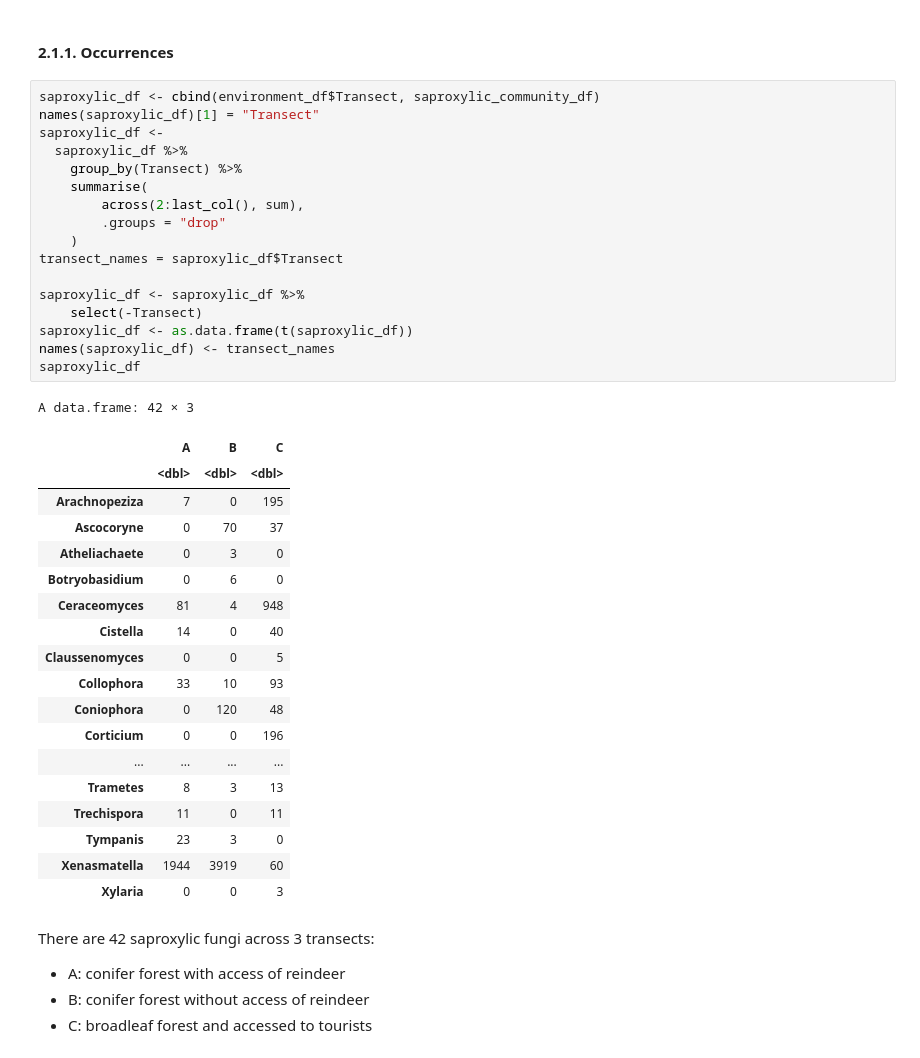
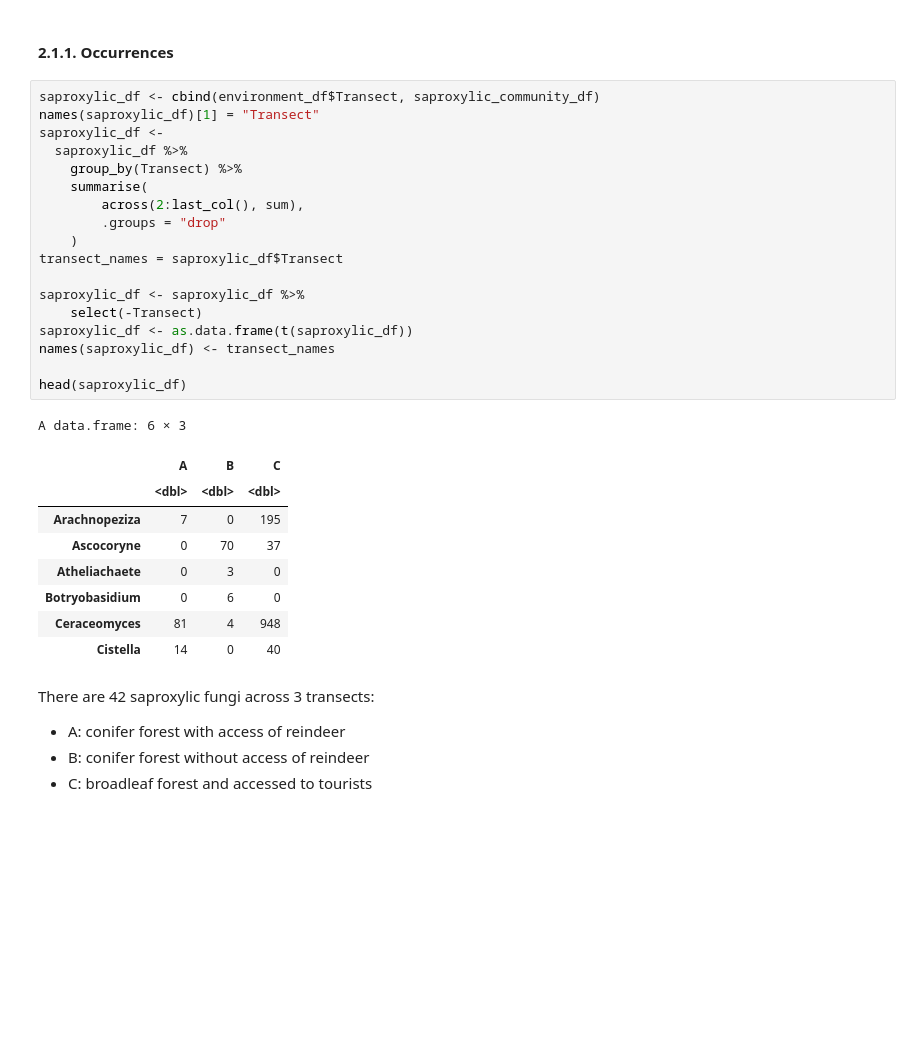
Before and after one commit to joelclim/oulanka-mycopins, a Jupyter notebook: notebooks/1-Exploratory-Data-Analysis.ipynb, the cells around one changed output. Drawn from its saved outputs; the diff is of its cells as text; blank space fills up the shorter version.

```diff
--- a/notebooks/1-Exploratory-Data-Analysis.ipynb
+++ b/notebooks/1-Exploratory-Data-Analysis.ipynb
@@ -243,40 +243,31 @@ Lets view the abundance of saproxylic fungi for each transect and take note of i
 # %%
 saproxylic_df <- cbind(environment_df$Transect, saproxylic_community_df)
 names(saproxylic_df)[1] = "Transect"
 saproxylic_df <-
   saproxylic_df %>%
     group_by(Transect) %>%
     summarise(
         across(2:last_col(), sum),
         .groups = "drop"
     )
 transect_names = saproxylic_df$Transect
 
 saproxylic_df <- saproxylic_df %>%
     select(-Transect)
 saproxylic_df <- as.data.frame(t(saproxylic_df))
 names(saproxylic_df) <- transect_names
-saproxylic_df
+
+head(saproxylic_df)
 # %% [output]
-A data.frame: 42 × 3
+A data.frame: 6 × 3
 |  | A | B | C |
 |  | <dbl> | <dbl> | <dbl> |
 | Arachnopeziza | 7 | 0 | 195 |
 | Ascocoryne | 0 | 70 | 37 |
 | Atheliachaete | 0 | 3 | 0 |
 | Botryobasidium | 0 | 6 | 0 |
 | Ceraceomyces | 81 | 4 | 948 |
 | Cistella | 14 | 0 | 40 |
-| Claussenomyces | 0 | 0 | 5 |
-| Collophora | 33 | 10 | 93 |
-| Coniophora | 0 | 120 | 48 |
-| Corticium | 0 | 0 | 196 |
-| ... | ... | ... | ... |
-| Trametes | 8 | 3 | 13 |
-| Trechispora | 11 | 0 | 11 |
-| Tympanis | 23 | 3 | 0 |
-| Xenasmatella | 1944 | 3919 | 60 |
-| Xylaria | 0 | 0 | 3 |
 # %% [markdown]
 There are 42 saproxylic fungi across 3 transects:
 * A: conifer forest with access of reindeer
```
Also changed, not shown: parts of 8 cells of this notebook, 5 other files.
